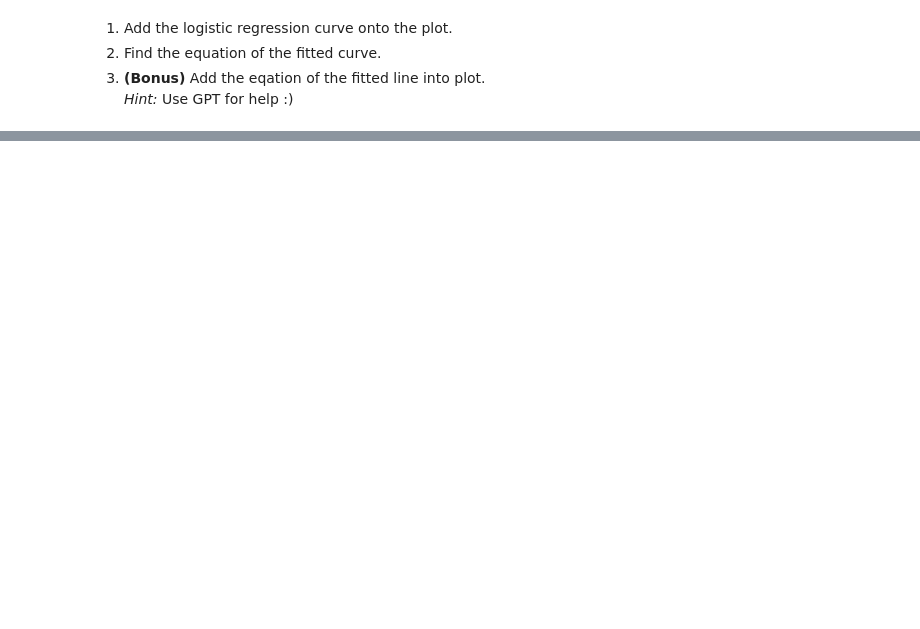
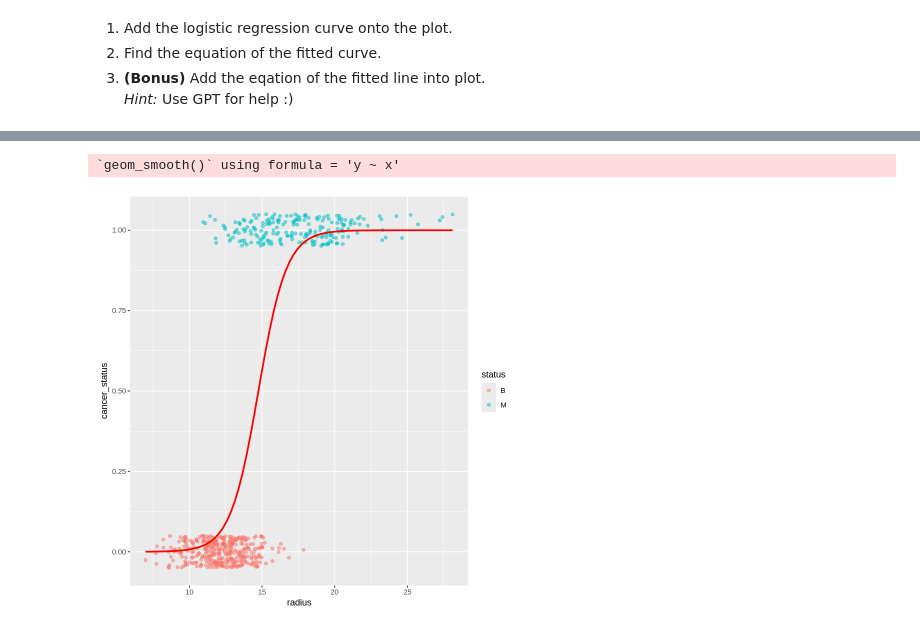
Before and after one commit to hibbyscus/Logistic_Regression, a Jupyter notebook: Logistic_Regression_Part1.ipynb, the cells around one changed output, grey strips where cells are left out. Cells and saved outputs as stored; diff of their text form; code cells hidden in the pictures; blank space fills up the shorter version.

```diff
--- a/Logistic_Regression_Part1.ipynb
+++ b/Logistic_Regression_Part1.ipynb
@@ -49,0 +69,12 @@ ggplot() +
+# %%
+# prompt: can you add the logistic regression curve into my plot and col the curve in red
+
+
+mydata %>%
+  ggplot() +
+  aes(x = radius, y = cancer_status) +
+  geom_jitter(aes(col = status), height = 0.05, width = 0.01, alpha = 0.5) +
+  geom_smooth(method = "glm", method.args = list(family = "binomial"), se = FALSE, color = "red")
+# %% [output]
+`geom_smooth()` using formula = 'y ~ x'
+[figure, added]
```
Also changed, not shown: parts of 9 cells of this notebook.
